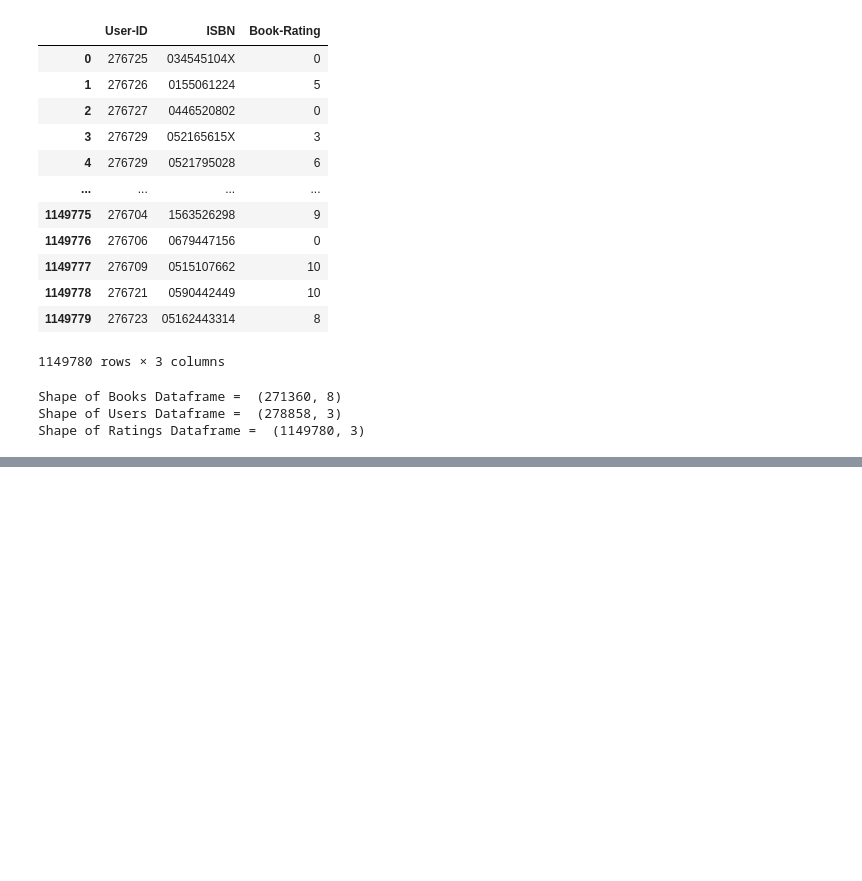
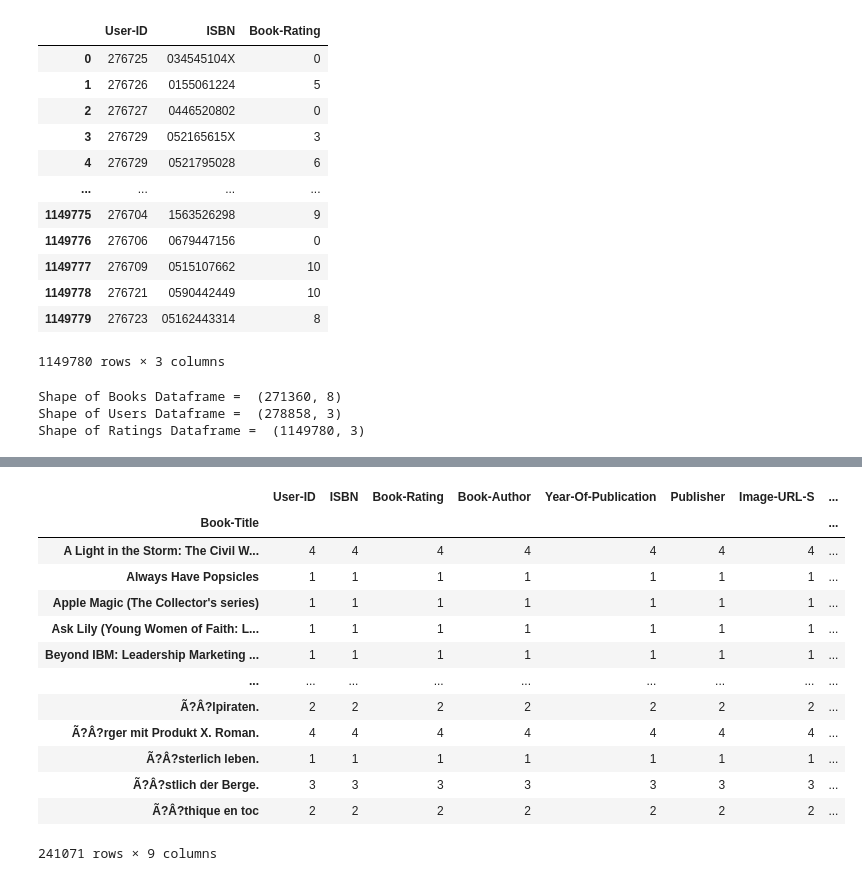
Before and after one commit to ANSH5252/Book-Recommender-System, a Jupyter notebook: b_r_s.ipynb, the cells around one changed output, grey strips where cells are left out. Saved outputs shown, nothing was run; the diff lists cells and outputs as text; code cells hidden in the pictures; blank space fills up the shorter version.

```diff
--- a/b_r_s.ipynb
+++ b/b_r_s.ipynb
@@ -74,0 +133,17 @@ Shape of Ratings Dataframe =  (1149780, 3)
+# %%
+ratings_and_books.groupby('Book-Title').count()
+# %% [output]
+|  | User-ID | ISBN | Book-Rating | Book-Author | Year-Of-Publication | Publisher | Image-URL-S | ... |
+| Book-Title |  |  |  |  |  |  |  | ... |
+| A Light in the Storm: The Civil W... | 4 | 4 | 4 | 4 | 4 | 4 | 4 | ... |
+| Always Have Popsicles | 1 | 1 | 1 | 1 | 1 | 1 | 1 | ... |
+| Apple Magic (The Collector's series) | 1 | 1 | 1 | 1 | 1 | 1 | 1 | ... |
+| Ask Lily (Young Women of Faith: L... | 1 | 1 | 1 | 1 | 1 | 1 | 1 | ... |
+| Beyond IBM: Leadership Marketing ... | 1 | 1 | 1 | 1 | 1 | 1 | 1 | ... |
+| ... | ... | ... | ... | ... | ... | ... | ... | ... |
+| Ã?Â?lpiraten. | 2 | 2 | 2 | 2 | 2 | 2 | 2 | ... |
+| Ã?Â?rger mit Produkt X. Roman. | 4 | 4 | 4 | 4 | 4 | 4 | 4 | ... |
+| Ã?Â?sterlich leben. | 1 | 1 | 1 | 1 | 1 | 1 | 1 | ... |
+| Ã?Â?stlich der Berge. | 3 | 3 | 3 | 3 | 3 | 3 | 3 | ... |
+| Ã?Â?thique en toc | 2 | 2 | 2 | 2 | 2 | 2 | 2 | ... |
+241071 rows × 9 columns
```
Also changed, not shown: parts of 17 cells of this notebook.
